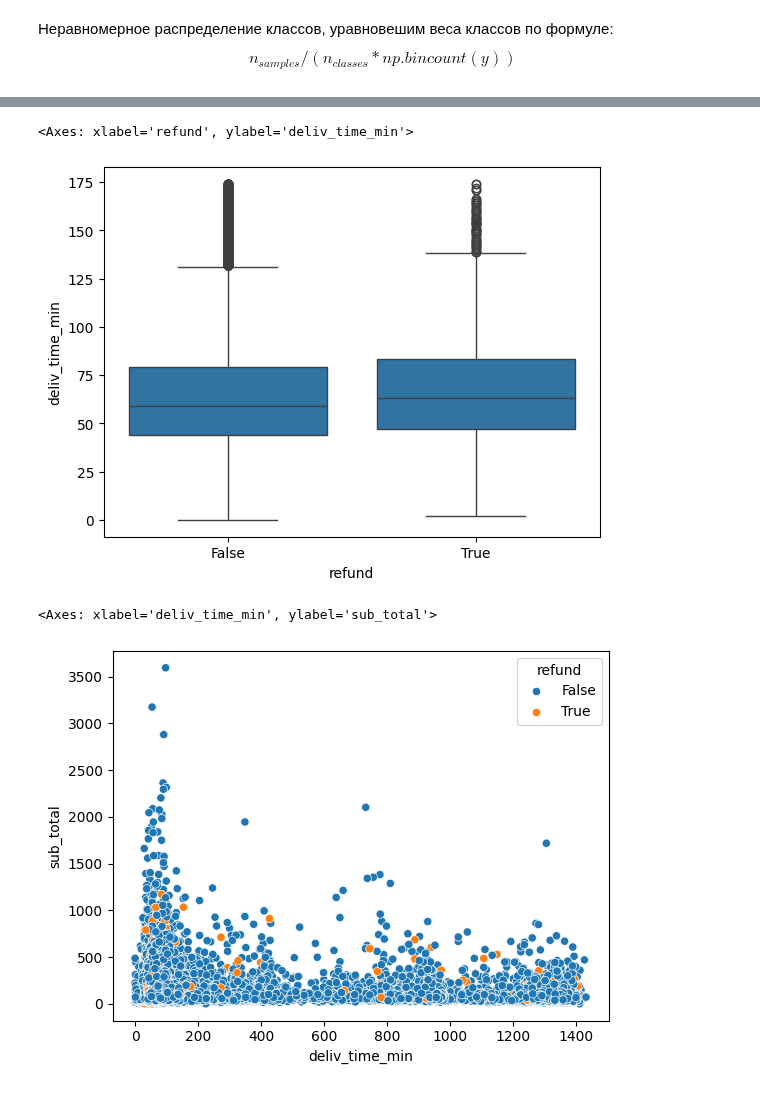
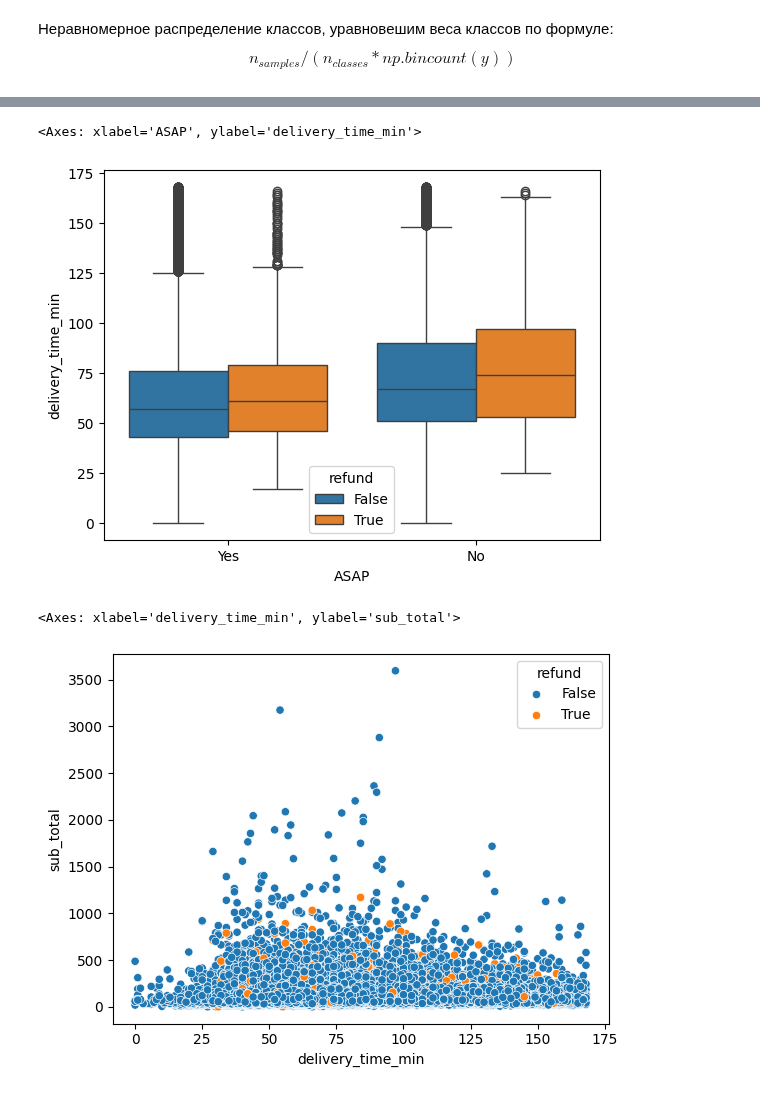
Before and after one commit to PigStep/ML-Delivery-Refund-Research, a Jupyter notebook: notebook/notebook.ipynb, the cells around one changed output, grey strips where cells are left out. Cells and saved outputs as stored; diff of their text form; code cells hidden in the pictures.

```diff
--- a/notebook/notebook.ipynb
+++ b/notebook/notebook.ipynb
@@ -115,10 +117,9 @@ time_delta_df = pd.DataFrame({"time_ordered":time_ordered,
 def get_delivery_minutes(t_ordered, t_delivered):
     # Если время доставки меньше времени заказа, значит, доставка на следующий день
     if t_delivered < t_ordered:
-        delta = t_ordered -t_delivered
-    else:
-        delta = t_delivered - t_ordered
+        t_delivered += timedelta(days=1)  # Добавляем 1 день
 
+    delta = t_delivered - t_ordered
     return round(delta.total_seconds() / 60)  # Округляем до минут
 
 def get_delivery_time(row):
@@ -129,7 +130,7 @@ def get_delivery_time(row):
 #общее время доставки
 delivery_time = time_delta_df.apply(get_delivery_time, axis=1)
 
-delivery_data["deliv_time_min"] = delivery_time
+delivery_data["delivery_time_min"] = delivery_time
 # %%
 delivery_data.head()
 # %% [output]
@@ -142,2 +173,7 @@ delivery_data.head()
+# %%
+#переменная для фильтрации
+time_treshhold = delivery_data.delivery_time_min.quantile(0.90)
+
+delivery_data = delivery_data[delivery_data.delivery_time_min < time_treshhold]
 # %% [markdown]
 # Анализ данные EDA
@@ -163,10 +194,10 @@ sns.histplot(delivery_data,x="deliv_time_min")
 # %%
-sns.boxplot(delivery_data[delivery_data.deliv_time_min <175], x="refund",y="deliv_time_min")
+sns.boxplot(delivery_data, x="ASAP",y="delivery_time_min", hue="refund")
 # %% [output]
-<Axes: xlabel='refund', ylabel='deliv_time_min'>
+<Axes: xlabel='ASAP', ylabel='delivery_time_min'>
-[figure, old version]
+[figure, new version]
 # %%
-sns.scatterplot(delivery_data,x = "deliv_time_min", y="sub_total", hue="refund")
+sns.scatterplot(delivery_data,x = "delivery_time_min", y="sub_total", hue="refund")
 # %% [output]
-<Axes: xlabel='deliv_time_min', ylabel='sub_total'>
+<Axes: xlabel='delivery_time_min', ylabel='sub_total'>
-[figure, old version]
+[figure, new version]
```
Also changed, not shown: parts of 19 cells of this notebook.
